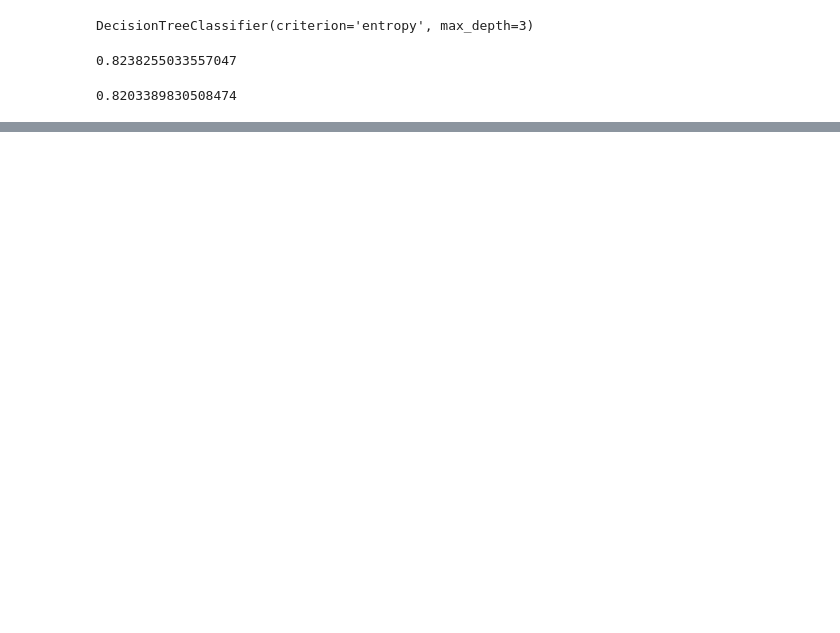
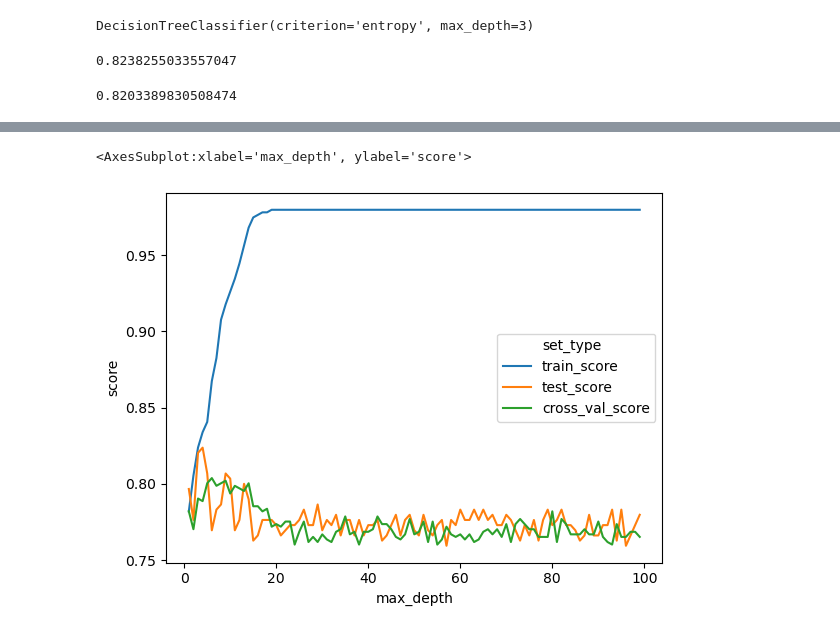
Before and after one commit to MakVit1988/Data_Science_and_ML_, a Jupyter notebook: 2_Deciding trees.ipynb, the cells around one changed output, grey strips where cells are left out. Saved outputs shown, nothing was run; the diff lists cells and outputs as text; code cells hidden in the pictures; blank space fills up the shorter version.

```diff
--- a/2_Deciding trees.ipynb
+++ b/2_Deciding trees.ipynb
@@ -367,0 +432,4 @@ clf.score(X_test, y_test)
+# %%
+# Let's look at the cross_cal_score function.
+# To do this, we will recreate our classifier with a depth of 4 (the depth is chosen just like that)
+clf = tree.DecisionTreeClassifier(criterion='entropy', max_depth=4)
@@ -367,0 +448,14 @@ clf.score(X_test, y_test)
+# %%
+# After receiving this data, we will recreate our dataframe with a depth range, add new data
+scores_data = pd.DataFrame()
+for max_depth in max_depth_values:
+    clf = tree.DecisionTreeClassifier(criterion='entropy', max_depth=max_depth)
+    clf.fit(X_train, y_train)
+    train_score = clf.score(X_train, y_train)
+    test_score = clf.score(X_test, y_test)
+    mean_cross_val_score = cross_val_score(clf, X_train, y_train, cv = 5).mean()
+    temp_score_data = pd.DataFrame({'max_depth' : [max_depth],
+                                    'train_score' : [train_score],
+                                    'test_score' : [test_score],
+                                   'cross_val_score' : [mean_cross_val_score]})
+    scores_data = scores_data.append(temp_score_data)
@@ -367,0 +478,4 @@ clf.score(X_test, y_test)
+# %%
+scores_data_long = pd.melt(scores_data, id_vars=['max_depth'],
+                           value_vars=['train_score','test_score', 'cross_val_score'],
+                          var_name='set_type', value_name='score')
@@ -367,0 +498,5 @@ clf.score(X_test, y_test)
+# %%
+sns.lineplot(x='max_depth', y = 'score', hue = 'set_type', data = scores_data_long)
+# %% [output]
+<AxesSubplot:xlabel='max_depth', ylabel='score'>
+[figure, added]
```
Also changed, not shown: parts of 46 cells of this notebook.
